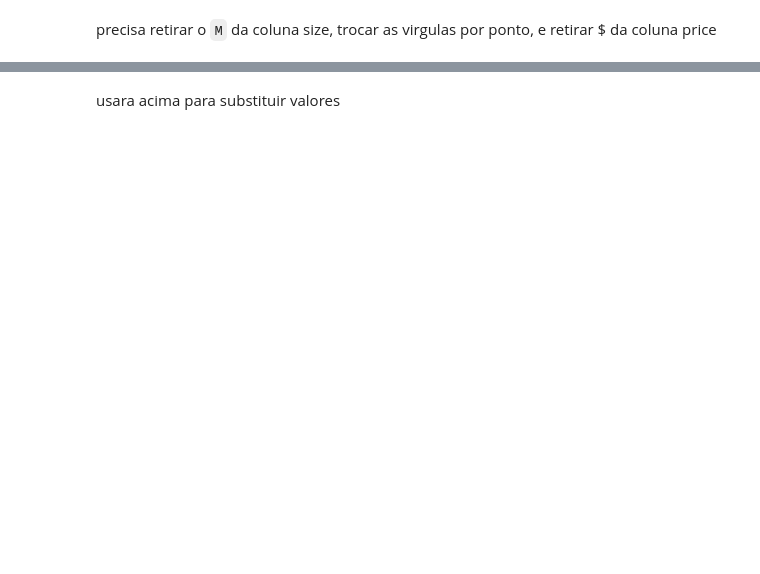
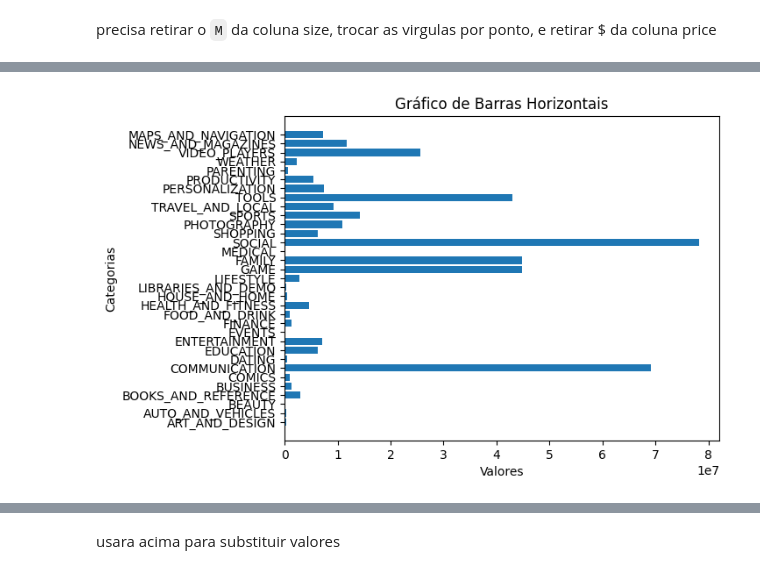
Before and after one commit to Riguini/Google-Play-Store-Apps, a Jupyter notebook: projeto_Google_Play_Store_Apps.ipynb, the cells around one changed output, grey strips where cells are left out. Drawn from its saved outputs; the diff is of its cells as text; code cells hidden in the pictures; blank space fills up the shorter version.

```diff
--- a/projeto_Google_Play_Store_Apps.ipynb
+++ b/projeto_Google_Play_Store_Apps.ipynb
@@ -179,0 +259,5 @@ df
+# %%
+free = df['Type'] =='Free'
+df_free = df[free]
+paid = df['Type'] =='Paid'
+df_paid = df[paid]
@@ -179,0 +308,17 @@ df
+# %%
+# Atribuição dos dados às variáveis corretas
+categorias = df_free['Category']
+valores = df_free['Reviews']
+
+# Criação do gráfico de barras horizontais
+plt.barh(categorias, valores)
+
+# Configurações adicionais
+plt.title('Gráfico de Barras Horizontais')
+plt.xlabel('Valores')
+plt.ylabel('Categorias')
+
+# Exibição do gráfico
+plt.show()
+# %% [output]
+[figure, added]
```
Also changed, not shown: parts of 61 cells of this notebook.
